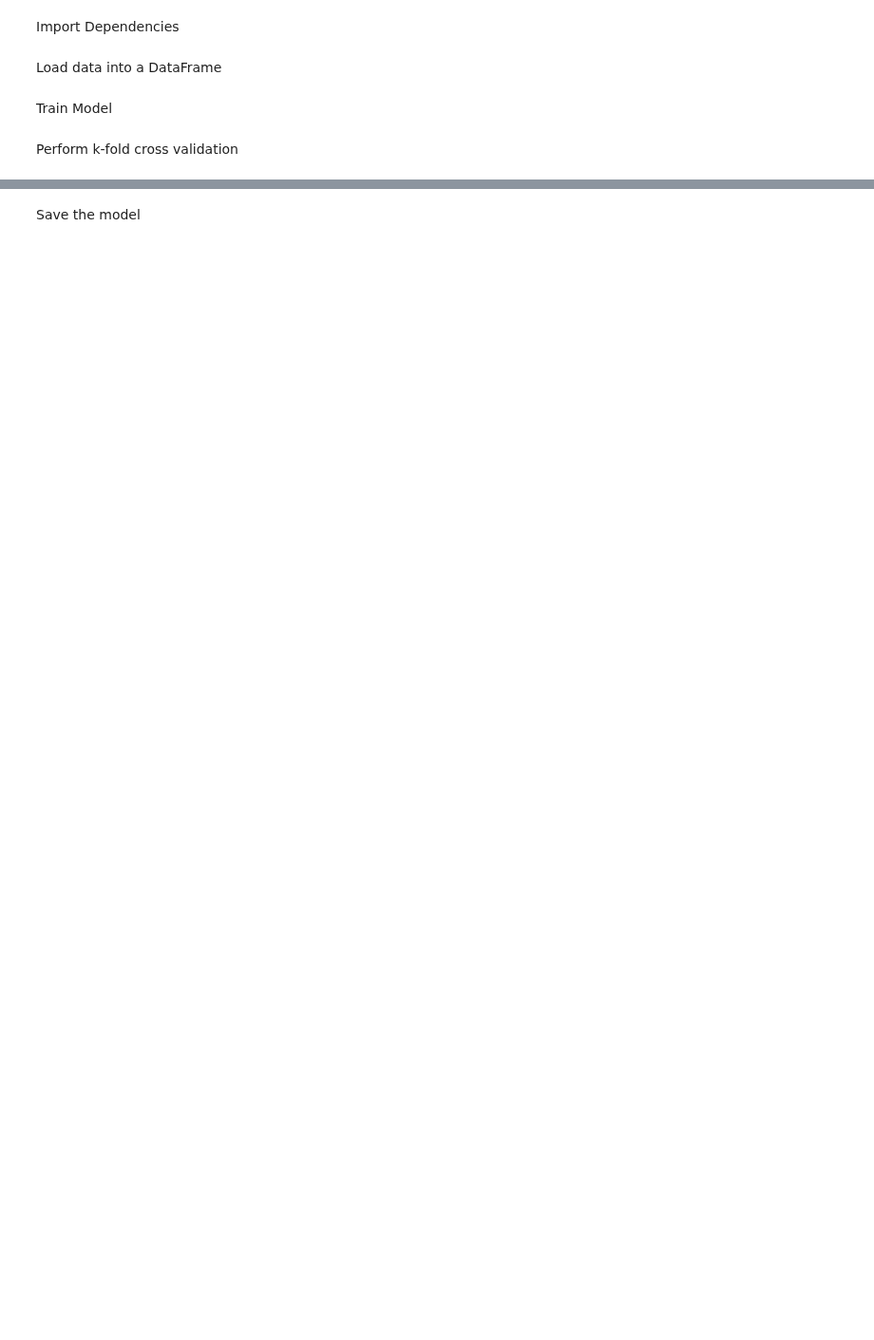
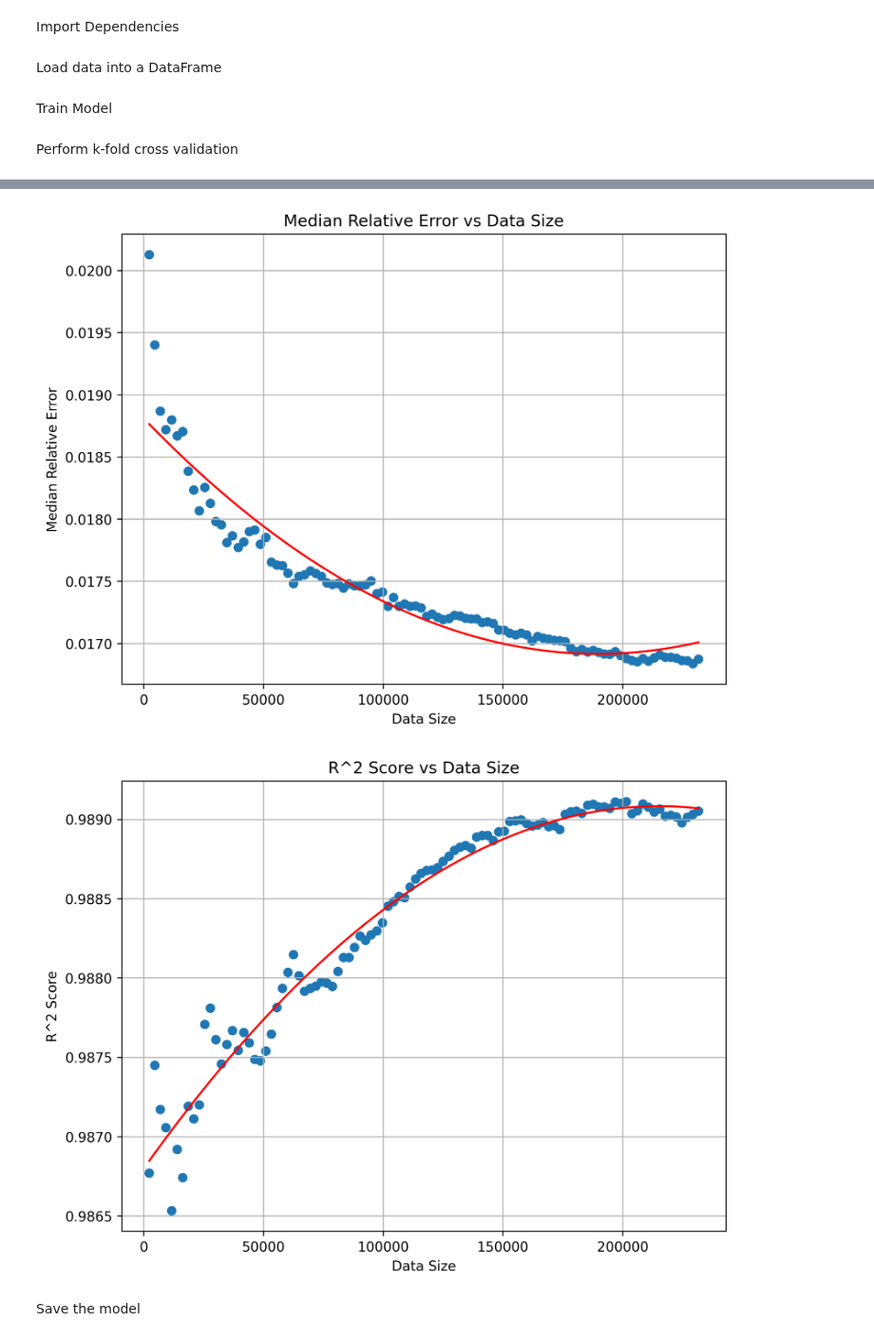
Before and after one commit to IngiumDev/ion-mobility-prediction, a Jupyter notebook: models/random_forest/Random_Forest_alpha_0.1.ipynb, the cells around one changed output, grey strips where cells are left out. Shown at 95% size. Saved outputs shown, nothing was run; the diff lists cells and outputs as text; code cells hidden in the pictures; blank space fills up the shorter version.

Commit message:
Updated Learning curve calculation

```diff
--- a/models/random_forest/Random_Forest_alpha_0.1.ipynb
+++ b/models/random_forest/Random_Forest_alpha_0.1.ipynb
@@ -15,7 +16,7 @@ from scipy import stats
 Load data into a DataFrame
 # %%
 # Load the data
-mb_raw_data = pd.read_csv('../../data/mann_bruker.txt', sep='\t')
+mb_raw_data = pd.read_csv('../../data/mann_bruker.csv', sep='\t')
 
 # Keep only necessary columns
 mb_clean_frame = mb_raw_data[['Sequence', 'm/z', 'CCS','Mass','Charge','Length']]
@@ -136,0 +111,6 @@ plt.show()
+# %%
+
+def median_relative_error(y_true, y_pred):
+    return np.median(np.abs((y_pred - y_true) / y_true))
+
+scorer = make_scorer(median_relative_error, greater_is_better=False)
@@ -137,3 +175,30 @@ plt.show()
+# %%
+# Plot Median Relative Error with trendline
+plt.figure(figsize=(8, 6), dpi=300)
+plt.scatter(data_sizes, median_relative_error_scores, marker='o')
+coeffs = np.polyfit(data_sizes, median_relative_error_scores, 2)
+poly = np.poly1d(coeffs)
+plt.plot(sorted(data_sizes), poly(sorted(data_sizes)), color='red')
+plt.title('Median Relative Error vs Data Size')
+plt.xlabel('Data Size')
+plt.ylabel('Median Relative Error')
+plt.grid(True)
+plt.show()
+
+# Plot R^2 Scores with trendline
+plt.figure(figsize=(8, 6), dpi=300)
+plt.scatter(data_sizes, R2_scores, marker='o')
+coeffs = np.polyfit(data_sizes, R2_scores, 2)
+poly = np.poly1d(coeffs)
+plt.plot(sorted(data_sizes), poly(sorted(data_sizes)), color='red')
+plt.title('R^2 Score vs Data Size')
+plt.xlabel('Data Size')
+plt.ylabel('R^2 Score')
+plt.grid(True)
+plt.show()
+# %% [output]
+[figure, added]
+[figure, added]
 # %% [markdown]
 Save the model
 # %%
```
Also changed, not shown: parts of 4 cells of this notebook, 2 other files.
